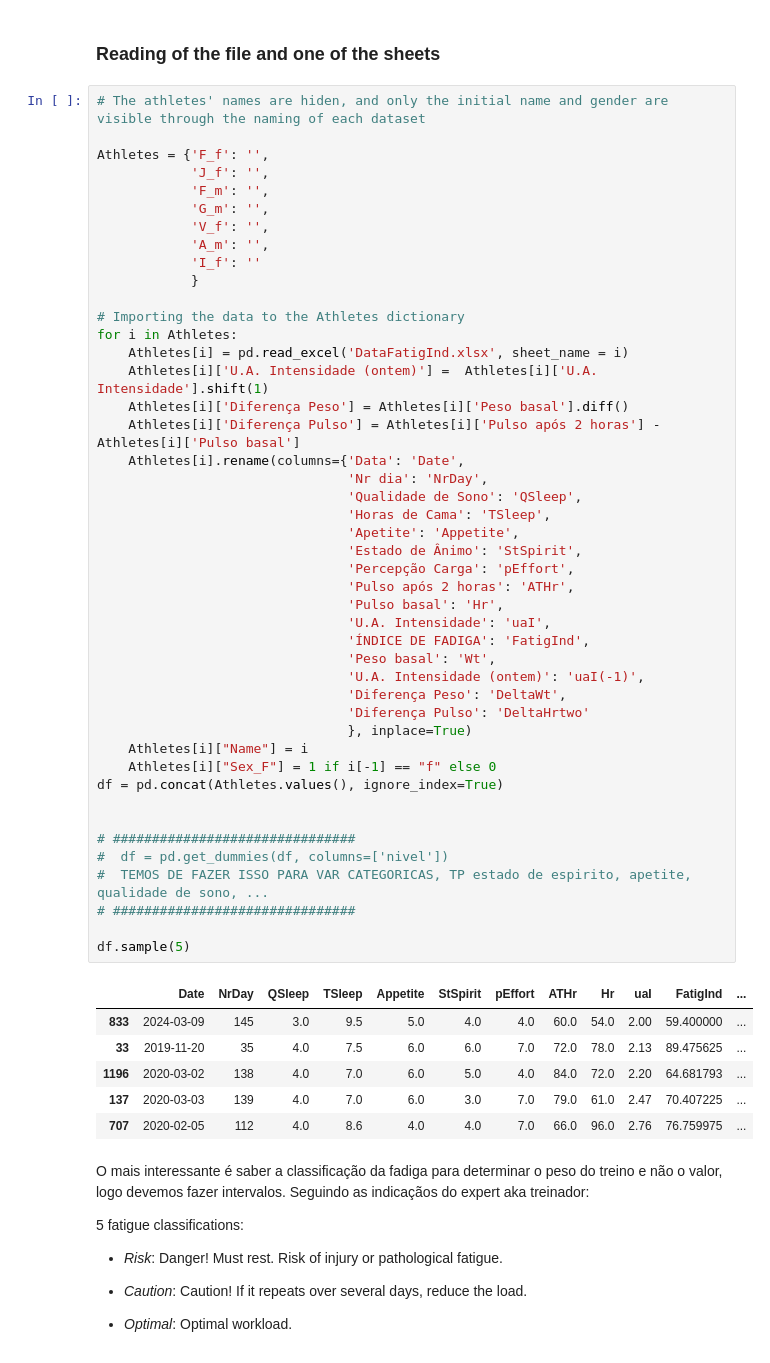
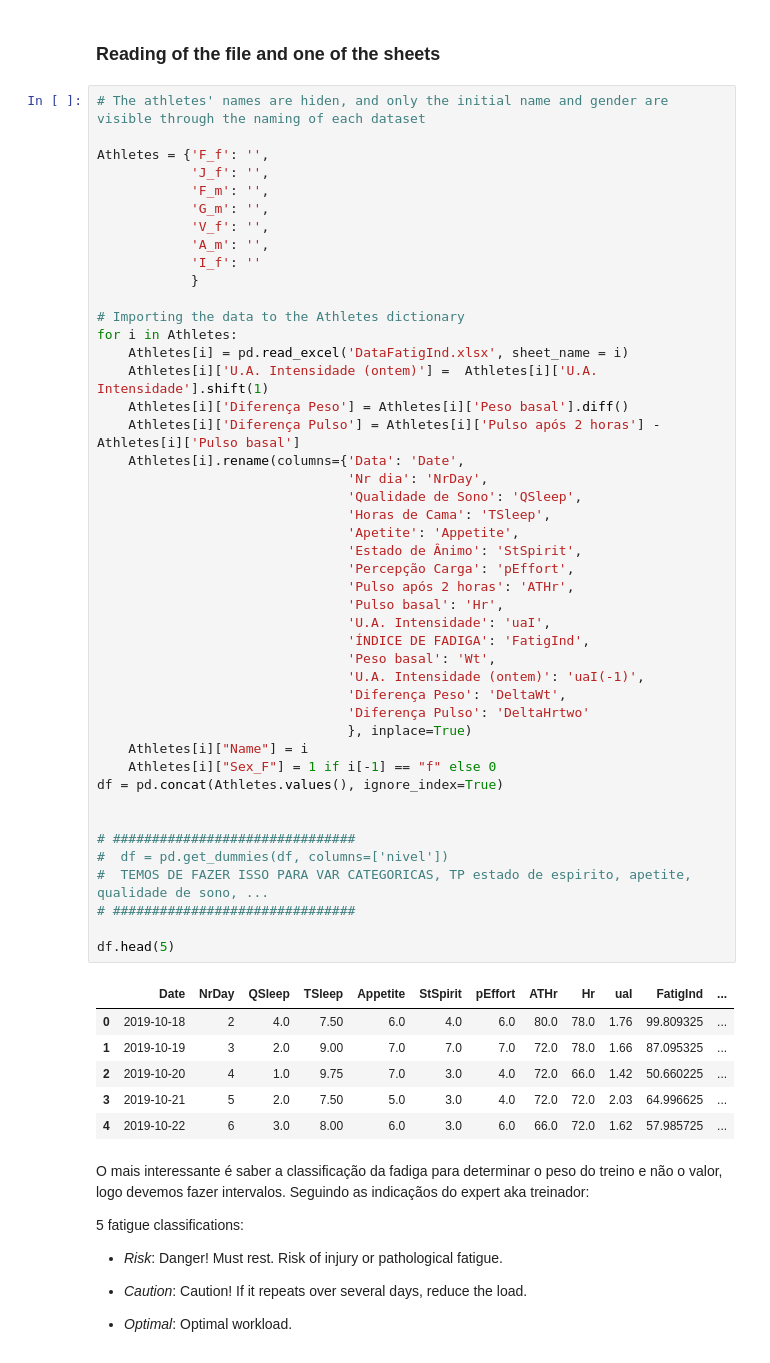
Before and after one commit to jepe06/Project-One---Fatigue-Index, a Jupyter notebook: Proj_one.ipynb, the cells around one changed output. Cells and saved outputs as stored; diff of their text form.

```diff
--- a/Proj_one.ipynb
+++ b/Proj_one.ipynb
@@ -25,39 +25,39 @@ for i in Athletes:
     Athletes[i]['Diferença Peso'] = Athletes[i]['Peso basal'].diff()
     Athletes[i]['Diferença Pulso'] = Athletes[i]['Pulso após 2 horas'] - Athletes[i]['Pulso basal']
     Athletes[i].rename(columns={'Data': 'Date',
                                 'Nr dia': 'NrDay',
                                 'Qualidade de Sono': 'QSleep',
                                 'Horas de Cama': 'TSleep',
                                 'Apetite': 'Appetite',
                                 'Estado de Ânimo': 'StSpirit',
                                 'Percepção Carga': 'pEffort',
                                 'Pulso após 2 horas': 'ATHr',
                                 'Pulso basal': 'Hr',
                                 'U.A. Intensidade': 'uaI',
                                 'ÍNDICE DE FADIGA': 'FatigInd',
                                 'Peso basal': 'Wt',
                                 'U.A. Intensidade (ontem)': 'uaI(-1)',
                                 'Diferença Peso': 'DeltaWt',
                                 'Diferença Pulso': 'DeltaHrtwo'
                                 }, inplace=True)
     Athletes[i]["Name"] = i
     Athletes[i]["Sex_F"] = 1 if i[-1] == "f" else 0
 df = pd.concat(Athletes.values(), ignore_index=True)
 
 
 # ###############################
 #  df = pd.get_dummies(df, columns=['nivel'])
 #  TEMOS DE FAZER ISSO PARA VAR CATEGORICAS, TP estado de espirito, apetite, qualidade de sono, ...
 # ###############################
 
-df.sample(5)
+df.head(5)
 # %% [output]
 |  | Date | NrDay | QSleep | TSleep | Appetite | StSpirit | pEffort | ATHr | Hr | uaI | FatigInd | ... |
-| 833 | 2024-03-09 | 145 | 3.0 | 9.5 | 5.0 | 4.0 | 4.0 | 60.0 | 54.0 | 2.00 | 59.400000 | ... |
-| 33 | 2019-11-20 | 35 | 4.0 | 7.5 | 6.0 | 6.0 | 7.0 | 72.0 | 78.0 | 2.13 | 89.475625 | ... |
-| 1196 | 2020-03-02 | 138 | 4.0 | 7.0 | 6.0 | 5.0 | 4.0 | 84.0 | 72.0 | 2.20 | 64.681793 | ... |
-| 137 | 2020-03-03 | 139 | 4.0 | 7.0 | 6.0 | 3.0 | 7.0 | 79.0 | 61.0 | 2.47 | 70.407225 | ... |
-| 707 | 2020-02-05 | 112 | 4.0 | 8.6 | 4.0 | 4.0 | 7.0 | 66.0 | 96.0 | 2.76 | 76.759975 | ... |
+| 0 | 2019-10-18 | 2 | 4.0 | 7.50 | 6.0 | 4.0 | 6.0 | 80.0 | 78.0 | 1.76 | 99.809325 | ... |
+| 1 | 2019-10-19 | 3 | 2.0 | 9.00 | 7.0 | 7.0 | 7.0 | 72.0 | 78.0 | 1.66 | 87.095325 | ... |
+| 2 | 2019-10-20 | 4 | 1.0 | 9.75 | 7.0 | 3.0 | 4.0 | 72.0 | 66.0 | 1.42 | 50.660225 | ... |
+| 3 | 2019-10-21 | 5 | 2.0 | 7.50 | 5.0 | 3.0 | 4.0 | 72.0 | 72.0 | 2.03 | 64.996625 | ... |
+| 4 | 2019-10-22 | 6 | 3.0 | 8.00 | 6.0 | 3.0 | 6.0 | 66.0 | 72.0 | 1.62 | 57.985725 | ... |
 # %% [markdown]
 O mais interessante é saber a classificação da fadiga para determinar o peso do treino e não o valor, logo devemos fazer intervalos. Seguindo as indicaçãos do expert aka treinador:
 
```
Also changed, not shown: parts of 1 cell of this notebook.
